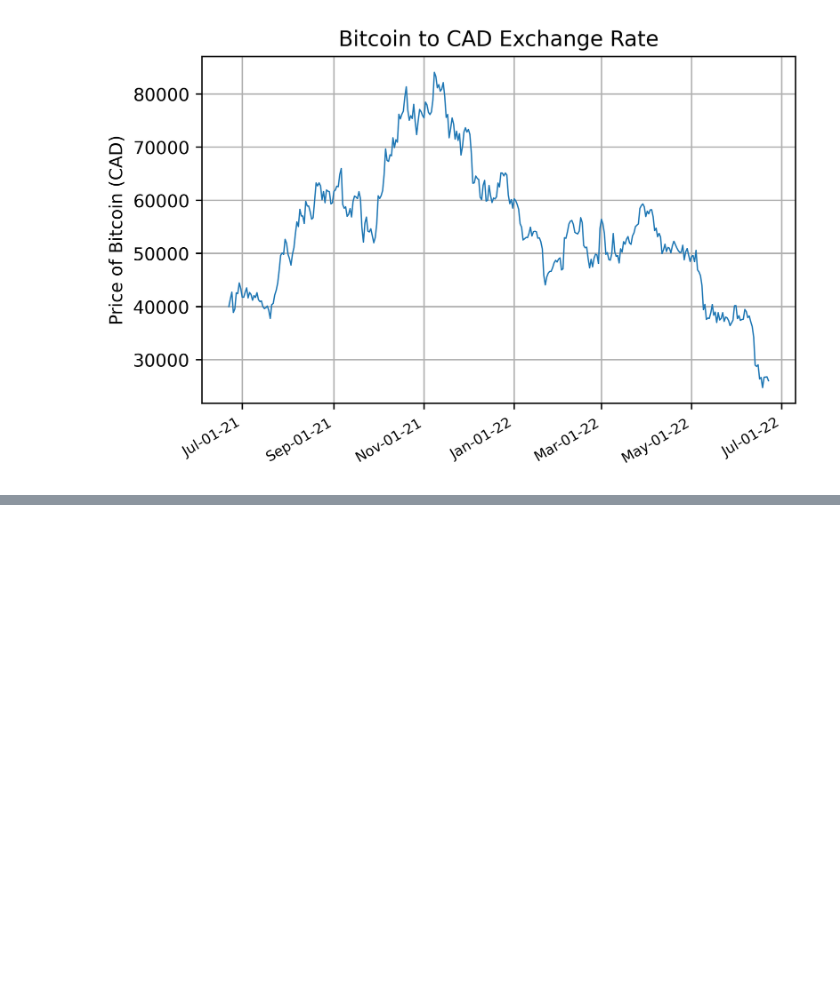
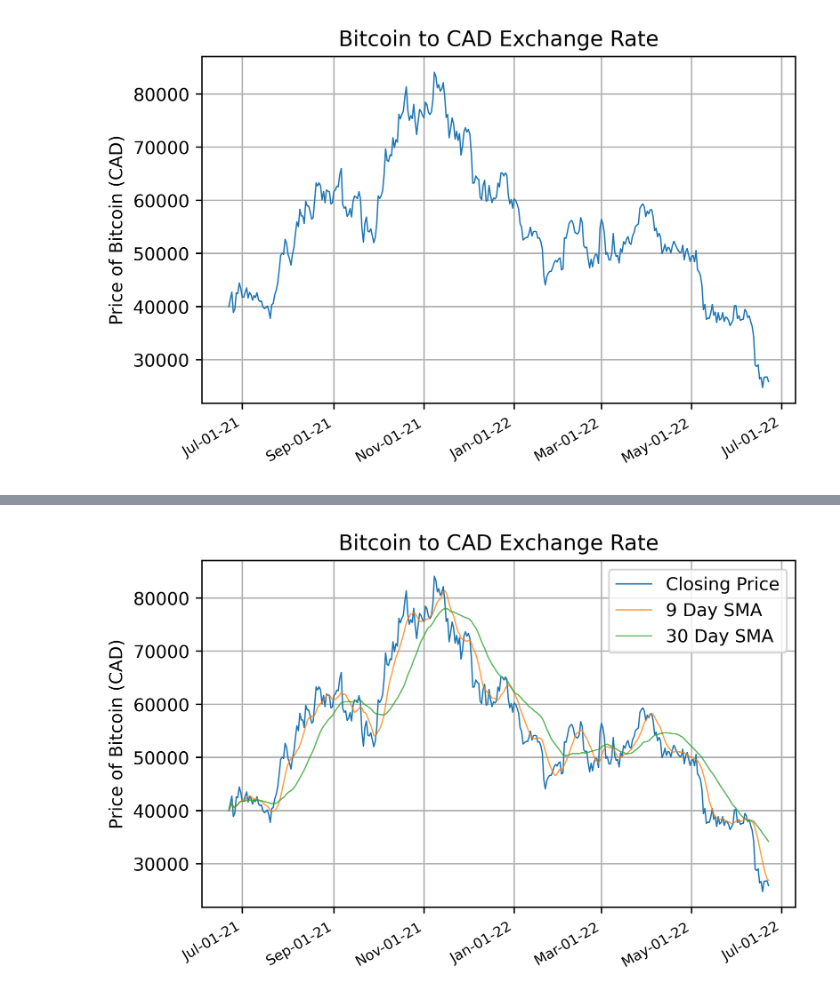
Before and after one commit to jayshah19/CryptoAlgorithm, a Jupyter notebook: CryptoTredingAlgo.ipynb, the cells around one changed output, grey strips where cells are left out. Saved outputs shown, nothing was run; the diff lists cells and outputs as text; code cells hidden in the pictures; blank space fills up the shorter version.

```diff
--- a/CryptoTredingAlgo.ipynb
+++ b/CryptoTredingAlgo.ipynb
@@ -60,3 +60,7 @@ axs.grid()
 plt.show()
 # %% [output]
 [figure]
+# %%
+BTC_CAD['SMA_9'] = BTC_CAD['Close'].rolling(window=9, min_periods=1).mean()
+# %%
+BTC_CAD['SMA_30'] = BTC_CAD['Close'].rolling(window=30, min_periods=1).mean()
@@ -62,0 +77,30 @@ plt.show()
+# %%
+fig, axs = plt.subplots(dpi=500)
+
+
+date_format = DateFormatter("%h-%d-%y")
+
+axs.xaxis.set_major_formatter(date_format)
+axs.tick_params(axis='x', labelsize=8)
+
+fig.autofmt_xdate()
+
+
+axs.plot(BTC_CAD['Close'], lw=0.75, label='Closing Price') # Added label
+
+
+axs.plot(BTC_CAD['SMA_9'], lw=0.75, alpha=0.75, label='9 Day SMA')
+axs.plot(BTC_CAD['SMA_30'], lw=0.75, alpha=0.75, label='30 Day SMA')
+
+
+
+axs.set_ylabel('Price of Bitcoin (CAD)')
+axs.set_title('Bitcoin to CAD Exchange Rate')
+
+axs.grid()
+axs.legend()
+
+
+plt.show()
+# %% [output]
+[figure, added]
```
Also changed, not shown: parts of 11 cells of this notebook.
